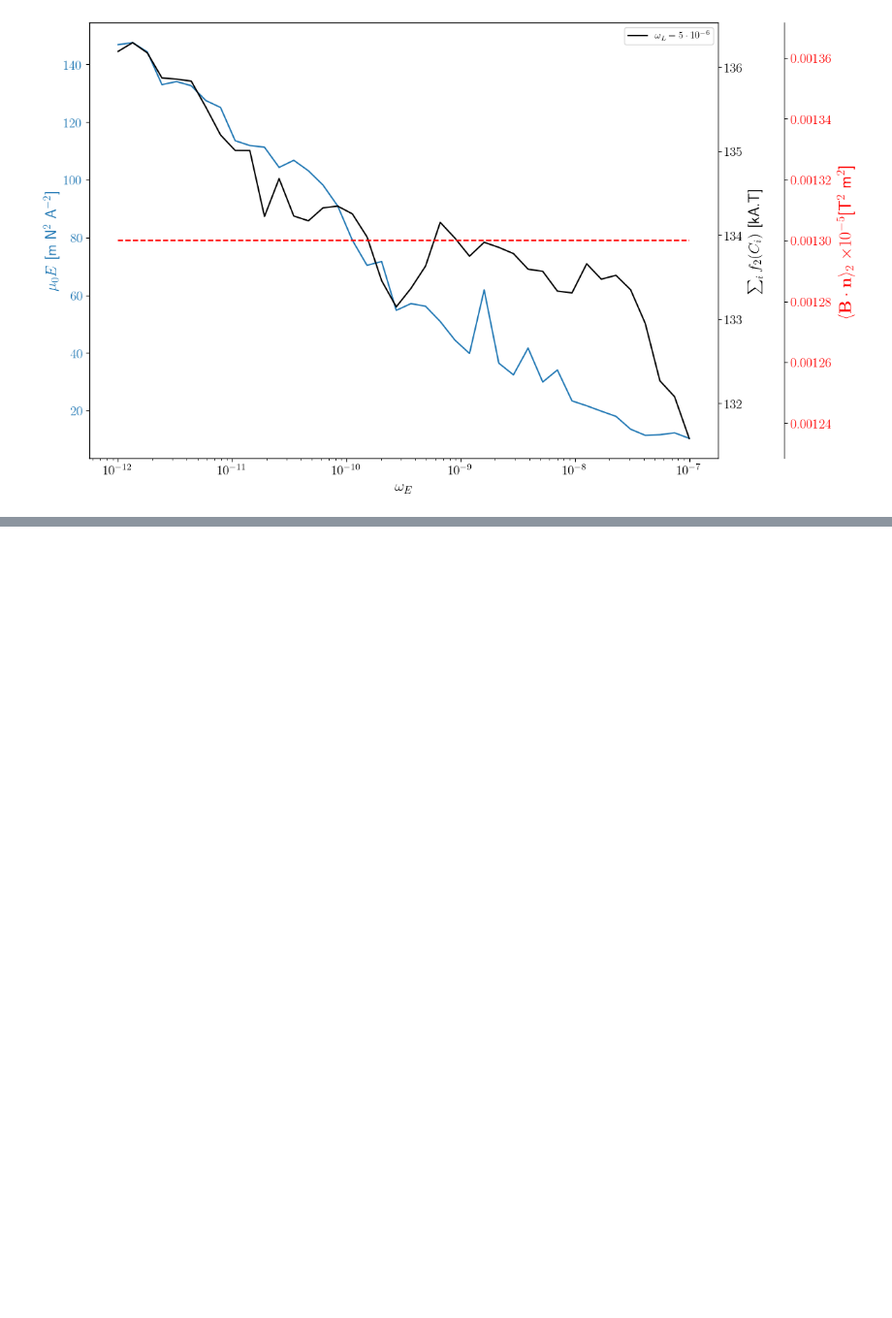
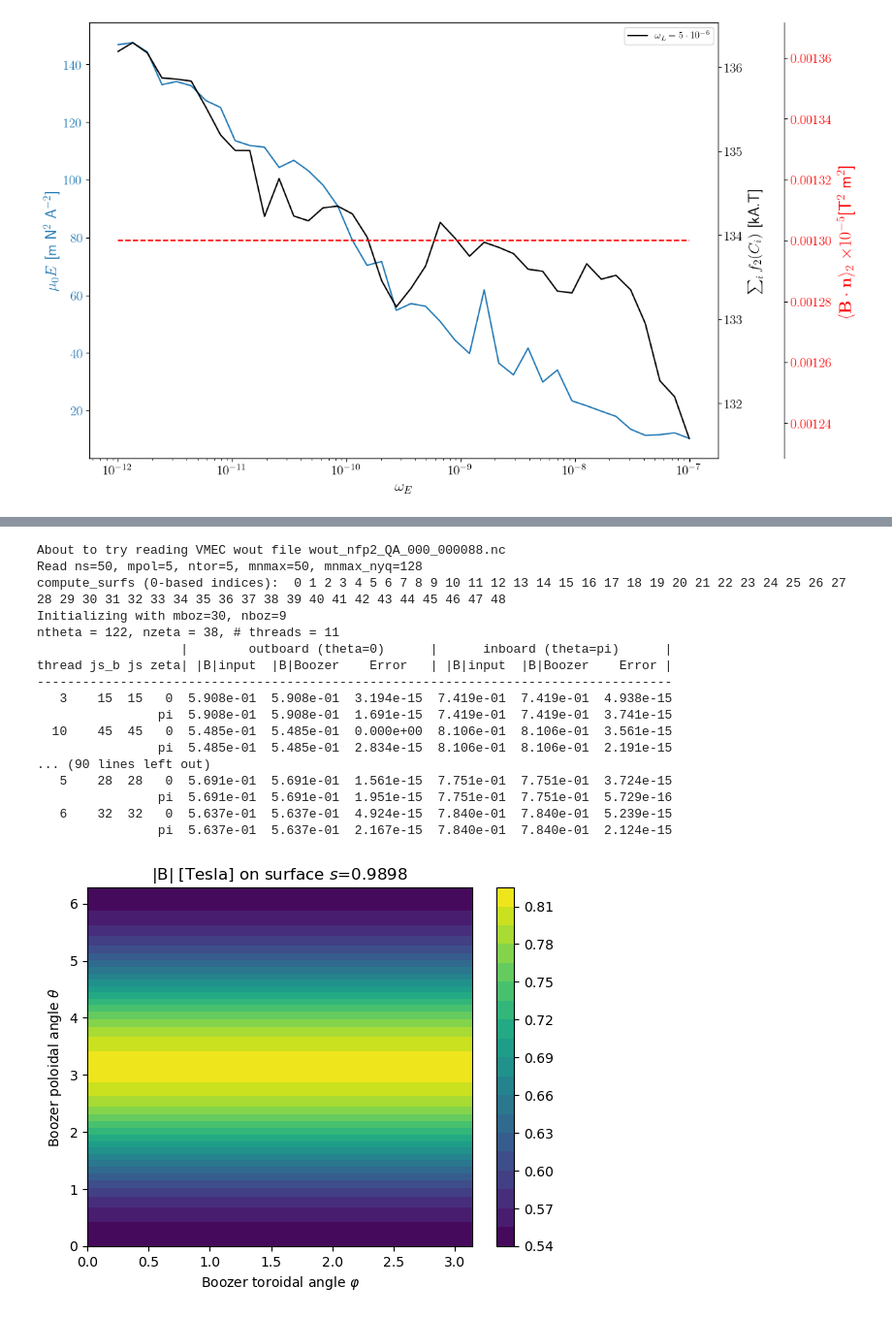
Before and after one commit to salomon73/simsopt_forked, a Jupyter notebook: examples/4_Work/plots.ipynb, the cells around one changed output, grey strips where cells are left out. Shown at 97% size. Cells and saved outputs as stored; diff of their text form; code cells hidden in the pictures; blank space fills up the shorter version.

```diff
--- a/examples/4_Work/plots.ipynb
+++ b/examples/4_Work/plots.ipynb
@@ -333,0 +384,25 @@ plt.savefig("Nf5_NC4_wL5e6_scan.pdf", dpi=300)
+# %%
+import booz_xform as bx
+b = bx.Booz_xform()
+b.read_wout('wout_nfp2_QA_000_000088.nc')
+b.run()
+bx.surfplot(b, js=-1)
+# %% [output]
+About to try reading VMEC wout file wout_nfp2_QA_000_000088.nc
+Read ns=50, mpol=5, ntor=5, mnmax=50, mnmax_nyq=128
+compute_surfs (0-based indices):  0 1 2 3 4 5 6 7 8 9 10 11 12 13 14 15 16 17 18 19 20 21 22 23 24 25 26 27 28 29 30 31 32 33 34 35 36 37 38 39 40 41 42 43 44 45 46 47 48
+Initializing with mboz=30, nboz=9
+ntheta = 122, nzeta = 38, # threads = 11
+                   |        outboard (theta=0)      |      inboard (theta=pi)      |
+thread js_b js zeta| |B|input  |B|Boozer    Error   | |B|input  |B|Boozer    Error |
+------------------------------------------------------------------------------------
+   3    15  15   0  5.908e-01  5.908e-01  3.194e-15  7.419e-01  7.419e-01  4.938e-15
+                pi  5.908e-01  5.908e-01  1.691e-15  7.419e-01  7.419e-01  3.741e-15
+  10    45  45   0  5.485e-01  5.485e-01  0.000e+00  8.106e-01  8.106e-01  3.561e-15
+                pi  5.485e-01  5.485e-01  2.834e-15  8.106e-01  8.106e-01  2.191e-15
+... (90 lines left out)
+   5    28  28   0  5.691e-01  5.691e-01  1.561e-15  7.751e-01  7.751e-01  3.724e-15
+                pi  5.691e-01  5.691e-01  1.951e-15  7.751e-01  7.751e-01  5.729e-16
+   6    32  32   0  5.637e-01  5.637e-01  4.924e-15  7.840e-01  7.840e-01  5.239e-15
+                pi  5.637e-01  5.637e-01  2.167e-15  7.840e-01  7.840e-01  2.124e-15
+[figure, added]
```
Also changed, not shown: parts of 4 cells of this notebook, 17 other files.
